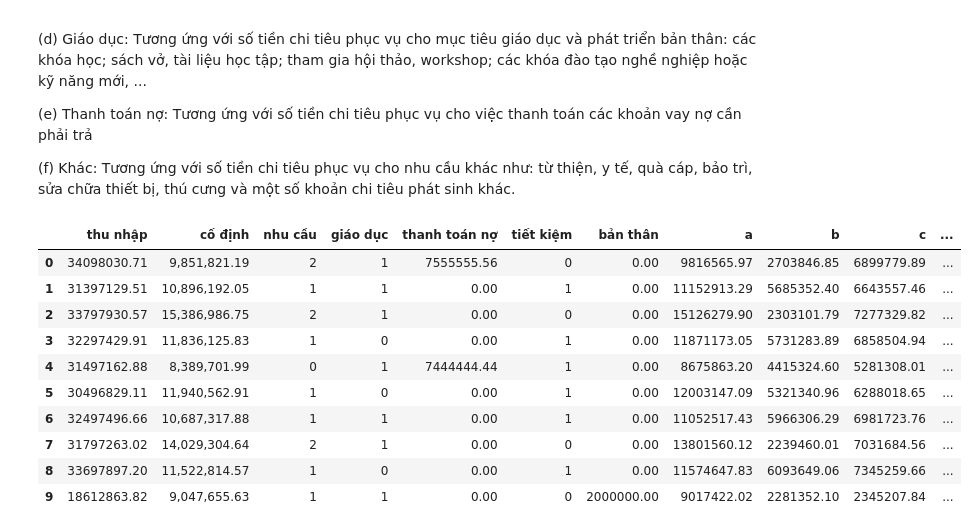
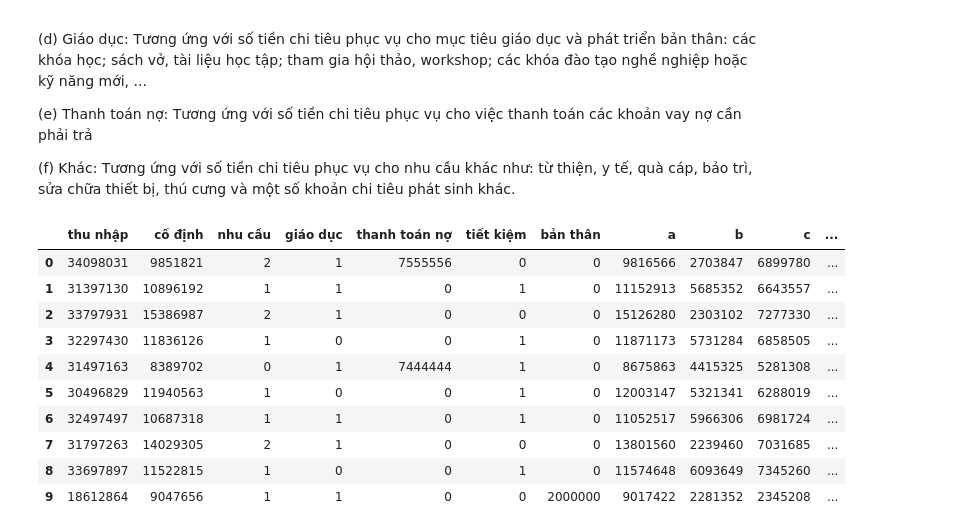
Before and after one commit to OnionSm/CS117.O22, a Jupyter notebook: implementation.ipynb, the cells around one changed output. Cells and saved outputs as stored; diff of their text form; code cells hidden in the pictures.

Commit message:
round number in dataframe

```diff
--- a/implementation.ipynb
+++ b/implementation.ipynb
@@ -296,44 +296,42 @@ mse_scores = np.array(mse_scores)
 # Tạo output_matrix để xuất lưu giữ giá trị dự đoán
 output_matrix = []
 # Sắp xếp và chọn các mẫu có MSE thấp nhất
 # Giả sử bạn muốn chọn 10 mẫu có MSE thấp nhất
 top_n = 10
 top_indices = np.argsort(mse_scores)[:top_n]
 
 # Lưu các mẫu có MSE thấp nhất và các X_test tương ứng
 top_samples = []
 top_X_test = []
 for idx in top_indices:
     top_samples.append({
         "Sample_index": idx,
         "True_value": y_test[idx],
         "Predicted_value": predict_1[idx],
         "MSE": mse_scores[idx]
     })
     top_X_test.append(X_test[idx])
     temp = []
     for item in de_scale(X_test[idx]):
         temp.append(item)
     for item in predict_1[idx]:
         temp.append(item *temp[0])
     output_matrix.append(temp)
 
 df = pd.DataFrame(output_matrix, columns=["thu nhập",	"cố định",	"nhu cầu",	"giáo dục", "thanh toán nợ",
                                       	"tiết kiệm",	"bản thân",	"a",	"b",	"c",	"d",	"e",	"f"])
-df['cố định'] = df['cố định'].apply(lambda x: '{:,.2f}'.format(x))
-df['nhu cầu'] = df['nhu cầu'].apply(lambda x: '{:,.0f}'.format(x))
-df['giáo dục'] = df['giáo dục'].apply(lambda x: '{:,.0f}'.format(x))
-df['tiết kiệm'] = df['tiết kiệm'].apply(lambda x: '{:,.0f}'.format(x))
+df = df.round()
+pd.set_option('display.float_format', '{:.0f}'.format)
 df
 # %% [output]
 |  | thu nhập | cố định | nhu cầu | giáo dục | thanh toán nợ | tiết kiệm | bản thân | a | b | c | ... |
-| 0 | 34098030.71 | 9,851,821.19 | 2 | 1 | 7555555.56 | 0 | 0.00 | 9816565.97 | 2703846.85 | 6899779.89 | ... |
-| 1 | 31397129.51 | 10,896,192.05 | 1 | 1 | 0.00 | 1 | 0.00 | 11152913.29 | 5685352.40 | 6643557.46 | ... |
-| 2 | 33797930.57 | 15,386,986.75 | 2 | 1 | 0.00 | 0 | 0.00 | 15126279.90 | 2303101.79 | 7277329.82 | ... |
-| 3 | 32297429.91 | 11,836,125.83 | 1 | 0 | 0.00 | 1 | 0.00 | 11871173.05 | 5731283.89 | 6858504.94 | ... |
-| 4 | 31497162.88 | 8,389,701.99 | 0 | 1 | 7444444.44 | 1 | 0.00 | 8675863.20 | 4415324.60 | 5281308.01 | ... |
-| 5 | 30496829.11 | 11,940,562.91 | 1 | 0 | 0.00 | 1 | 0.00 | 12003147.09 | 5321340.96 | 6288018.65 | ... |
-| 6 | 32497496.66 | 10,687,317.88 | 1 | 1 | 0.00 | 1 | 0.00 | 11052517.43 | 5966306.29 | 6981723.76 | ... |
-| 7 | 31797263.02 | 14,029,304.64 | 2 | 1 | 0.00 | 0 | 0.00 | 13801560.12 | 2239460.01 | 7031684.56 | ... |
-| 8 | 33697897.20 | 11,522,814.57 | 1 | 0 | 0.00 | 1 | 0.00 | 11574647.83 | 6093649.06 | 7345259.66 | ... |
-| 9 | 18612863.82 | 9,047,655.63 | 1 | 1 | 0.00 | 0 | 2000000.00 | 9017422.02 | 2281352.10 | 2345207.84 | ... |
+| 0 | 34098031 | 9851821 | 2 | 1 | 7555556 | 0 | 0 | 9816566 | 2703847 | 6899780 | ... |
+| 1 | 31397130 | 10896192 | 1 | 1 | 0 | 1 | 0 | 11152913 | 5685352 | 6643557 | ... |
+| 2 | 33797931 | 15386987 | 2 | 1 | 0 | 0 | 0 | 15126280 | 2303102 | 7277330 | ... |
+| 3 | 32297430 | 11836126 | 1 | 0 | 0 | 1 | 0 | 11871173 | 5731284 | 6858505 | ... |
+| 4 | 31497163 | 8389702 | 0 | 1 | 7444444 | 1 | 0 | 8675863 | 4415325 | 5281308 | ... |
+| 5 | 30496829 | 11940563 | 1 | 0 | 0 | 1 | 0 | 12003147 | 5321341 | 6288019 | ... |
+| 6 | 32497497 | 10687318 | 1 | 1 | 0 | 1 | 0 | 11052517 | 5966306 | 6981724 | ... |
+| 7 | 31797263 | 14029305 | 2 | 1 | 0 | 0 | 0 | 13801560 | 2239460 | 7031685 | ... |
+| 8 | 33697897 | 11522815 | 1 | 0 | 0 | 1 | 0 | 11574648 | 6093649 | 7345260 | ... |
+| 9 | 18612864 | 9047656 | 1 | 1 | 0 | 0 | 2000000 | 9017422 | 2281352 | 2345208 | ... |
```
Also changed, not shown: parts of 1 cell of this notebook.
